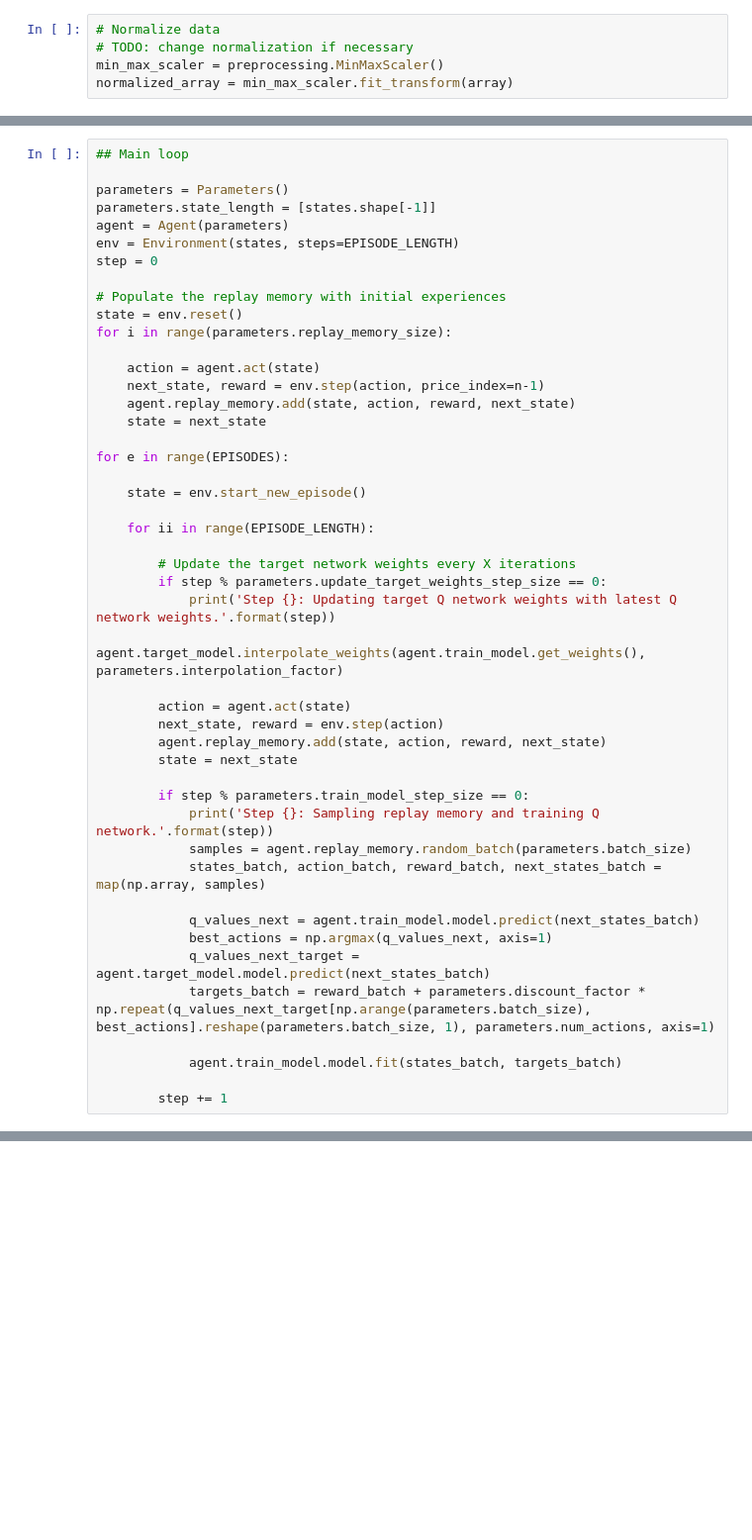
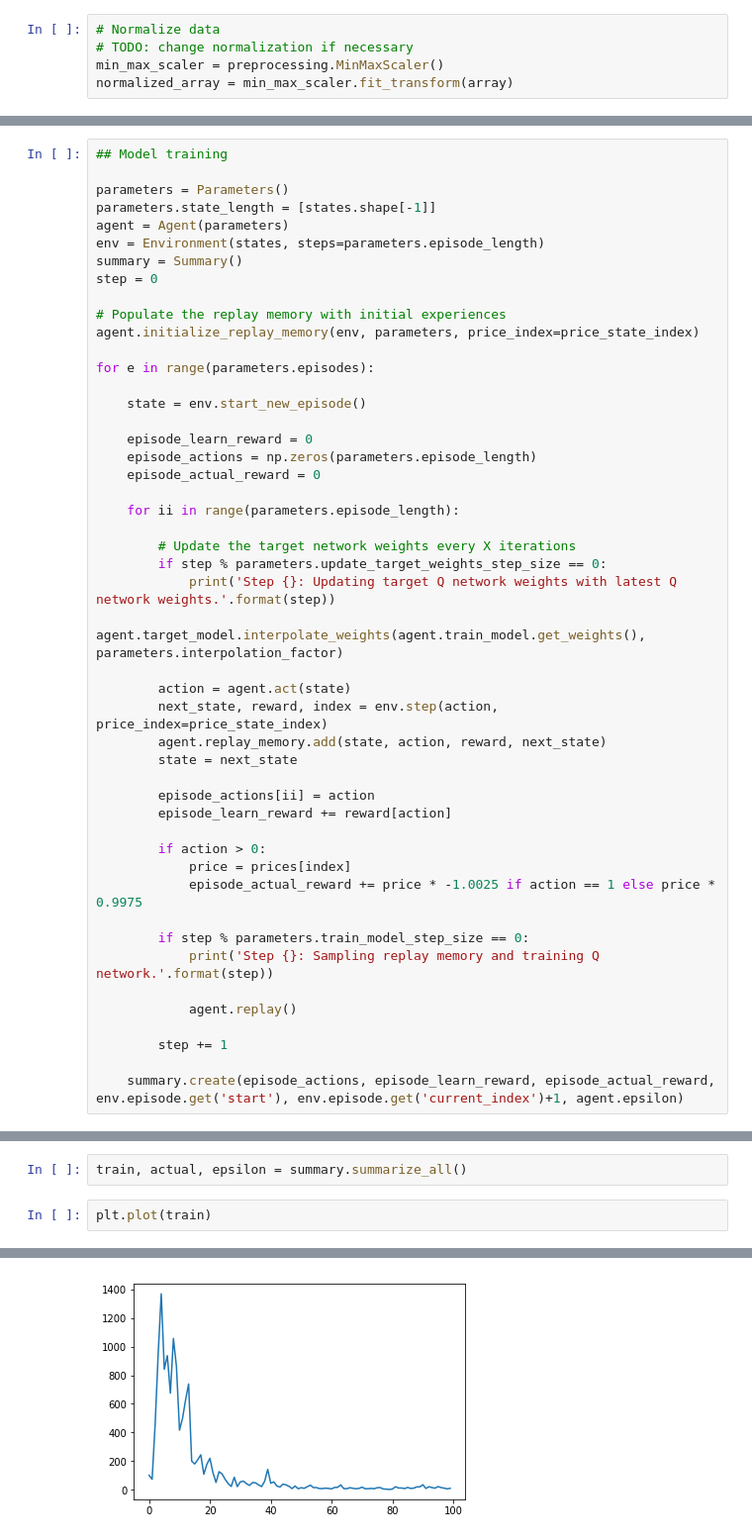
Before and after one commit to bolu-atx/crocket, a Jupyter notebook: algorithms/develop_ml_algorithm.ipynb, the cells around one changed output, grey strips where cells are left out. Shown: that part at 99% size. Cells and saved outputs as stored; diff of their text form; blank space fills up the shorter version.

```diff
--- a/algorithms/develop_ml_algorithm.ipynb
+++ b/algorithms/develop_ml_algorithm.ipynb
@@ -356,26 +445,25 @@ EPISODE_LENGTH = 48
 # %%
-## Main loop
+## Model training
 
 parameters = Parameters()
 parameters.state_length = [states.shape[-1]]
 agent = Agent(parameters)
-env = Environment(states, steps=EPISODE_LENGTH)
+env = Environment(states, steps=parameters.episode_length)
+summary = Summary()
 step = 0
 
 # Populate the replay memory with initial experiences
-state = env.reset()
-for i in range(parameters.replay_memory_size):
+agent.initialize_replay_memory(env, parameters, price_index=price_state_index)
 
-    action = agent.act(state)
-    next_state, reward = env.step(action, price_index=n-1)
-    agent.replay_memory.add(state, action, reward, next_state)
-    state = next_state
-
-for e in range(EPISODES):
+for e in range(parameters.episodes):
 
     state = env.start_new_episode()
 
-    for ii in range(EPISODE_LENGTH):
+    episode_learn_reward = 0
+    episode_actions = np.zeros(parameters.episode_length)
+    episode_actual_reward = 0
+
+    for ii in range(parameters.episode_length):
 
         # Update the target network weights every X iterations
         if step % parameters.update_target_weights_step_size == 0:
@@ -383,21 +471,23 @@ for e in range(EPISODES):
             agent.target_model.interpolate_weights(agent.train_model.get_weights(), parameters.interpolation_factor)
 
         action = agent.act(state)
-        next_state, reward = env.step(action)
+        next_state, reward, index = env.step(action, price_index=price_state_index)
         agent.replay_memory.add(state, action, reward, next_state)
         state = next_state
 
+        episode_actions[ii] = action
+        episode_learn_reward += reward[action]
+
+        if action > 0:
+            price = prices[index]
+            episode_actual_reward += price * -1.0025 if action == 1 else price * 0.9975
+
         if step % parameters.train_model_step_size == 0:
             print('Step {}: Sampling replay memory and training Q network.'.format(step))
-            samples = agent.replay_memory.random_batch(parameters.batch_size)
-            states_batch, action_batch, reward_batch, next_states_batch = map(np.array, samples)
 
-            q_values_next = agent.train_model.model.predict(next_states_batch)
-            best_actions = np.argmax(q_values_next, axis=1)
-            q_values_next_target = agent.target_model.model.predict(next_states_batch)
-            targets_batch = reward_batch + parameters.discount_factor * np.repeat(q_values_next_target[np.arange(parameters.batch_size), best_actions].reshape(parameters.batch_size, 1), parameters.num_actions, axis=1)
-
-            agent.train_model.model.fit(states_batch, targets_batch)
+            agent.replay()
 
         step += 1
+
+    summary.create(episode_actions, episode_learn_reward, episode_actual_reward, env.episode.get('start'), env.episode.get('current_index')+1, agent.epsilon)
 # %% [output]
@@ -408,0 +538,5 @@ IndexError: index 1 is out of bounds for axis 0 with size 1
+# %%
+train, actual, epsilon = summary.summarize_all()
+# %%
+plt.plot(train)
+# %% [output]
@@ -408,0 +544 @@ IndexError: index 1 is out of bounds for axis 0 with size 1
+[figure, added]
```
Also changed, not shown: parts of 21 cells of this notebook.
